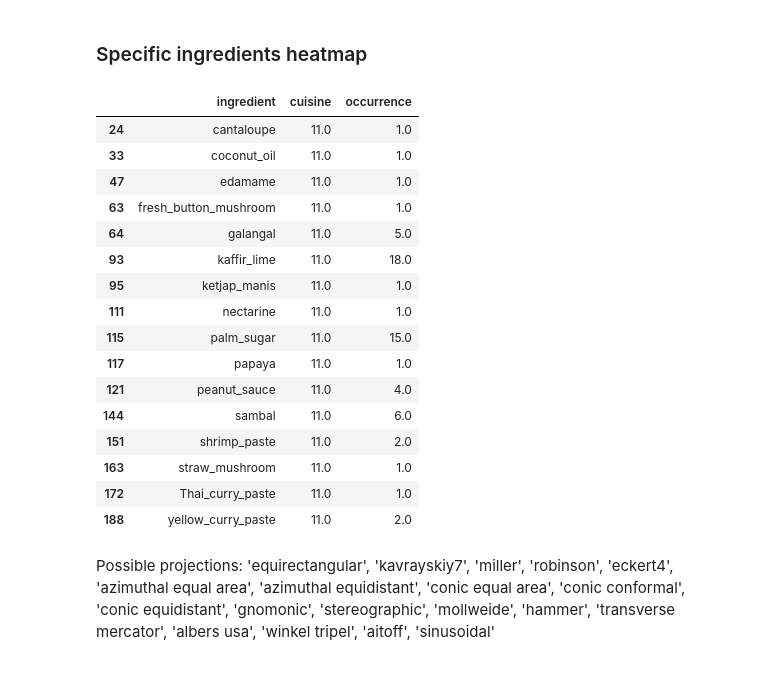
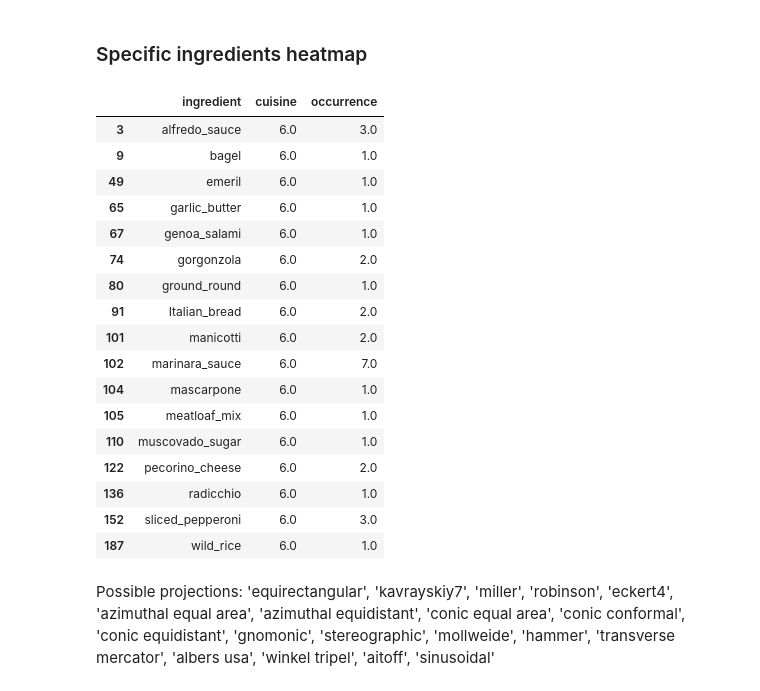
Before and after one commit to chiclez/022-DME-project, a Jupyter notebook: eda.ipynb, the cells around one changed output. Cells and saved outputs as stored; diff of their text form; code cells hidden in the pictures.

```diff
--- a/eda.ipynb
+++ b/eda.ipynb
@@ -235,25 +272,26 @@ def specific_ingredients(df):
 # %%
 spec = gr.specific_ingredients(train)
 spec_names = pd.merge(spec, cuisines_df, on = "cuisine", how = "inner")
-spec[spec["cuisine"] == 11]
+spec[spec["cuisine"] == 6]
 # %% [output]
 |  | ingredient | cuisine | occurrence |
-| 24 | cantaloupe | 11.0 | 1.0 |
-| 33 | coconut_oil | 11.0 | 1.0 |
-| 47 | edamame | 11.0 | 1.0 |
-| 63 | fresh_button_mushroom | 11.0 | 1.0 |
-| 64 | galangal | 11.0 | 5.0 |
-| 93 | kaffir_lime | 11.0 | 18.0 |
-| 95 | ketjap_manis | 11.0 | 1.0 |
-| 111 | nectarine | 11.0 | 1.0 |
-| 115 | palm_sugar | 11.0 | 15.0 |
-| 117 | papaya | 11.0 | 1.0 |
-| 121 | peanut_sauce | 11.0 | 4.0 |
-| 144 | sambal | 11.0 | 6.0 |
-| 151 | shrimp_paste | 11.0 | 2.0 |
-| 163 | straw_mushroom | 11.0 | 1.0 |
-| 172 | Thai_curry_paste | 11.0 | 1.0 |
-| 188 | yellow_curry_paste | 11.0 | 2.0 |
+| 3 | alfredo_sauce | 6.0 | 3.0 |
+| 9 | bagel | 6.0 | 1.0 |
+| 49 | emeril | 6.0 | 1.0 |
+| 65 | garlic_butter | 6.0 | 1.0 |
+| 67 | genoa_salami | 6.0 | 1.0 |
+| 74 | gorgonzola | 6.0 | 2.0 |
+| 80 | ground_round | 6.0 | 1.0 |
+| 91 | Italian_bread | 6.0 | 2.0 |
+| 101 | manicotti | 6.0 | 2.0 |
+| 102 | marinara_sauce | 6.0 | 7.0 |
+| 104 | mascarpone | 6.0 | 1.0 |
+| 105 | meatloaf_mix | 6.0 | 1.0 |
+| 110 | muscovado_sugar | 6.0 | 1.0 |
+| 122 | pecorino_cheese | 6.0 | 2.0 |
+| 136 | radicchio | 6.0 | 1.0 |
+| 152 | sliced_pepperoni | 6.0 | 3.0 |
+| 187 | wild_rice | 6.0 | 1.0 |
 # %%
 # Create a temporary dataframe for holding the country names for each cuisine in the dataset
 countries = ['UK', 'Greece', 'Thailand', 'Italy', 'India', 'Spain', 'Germany', 'Morocco', 'Mexico', 'Japan', 'France', 'China']
```
Also changed, not shown: parts of 10 cells of this notebook, 26 other files.
